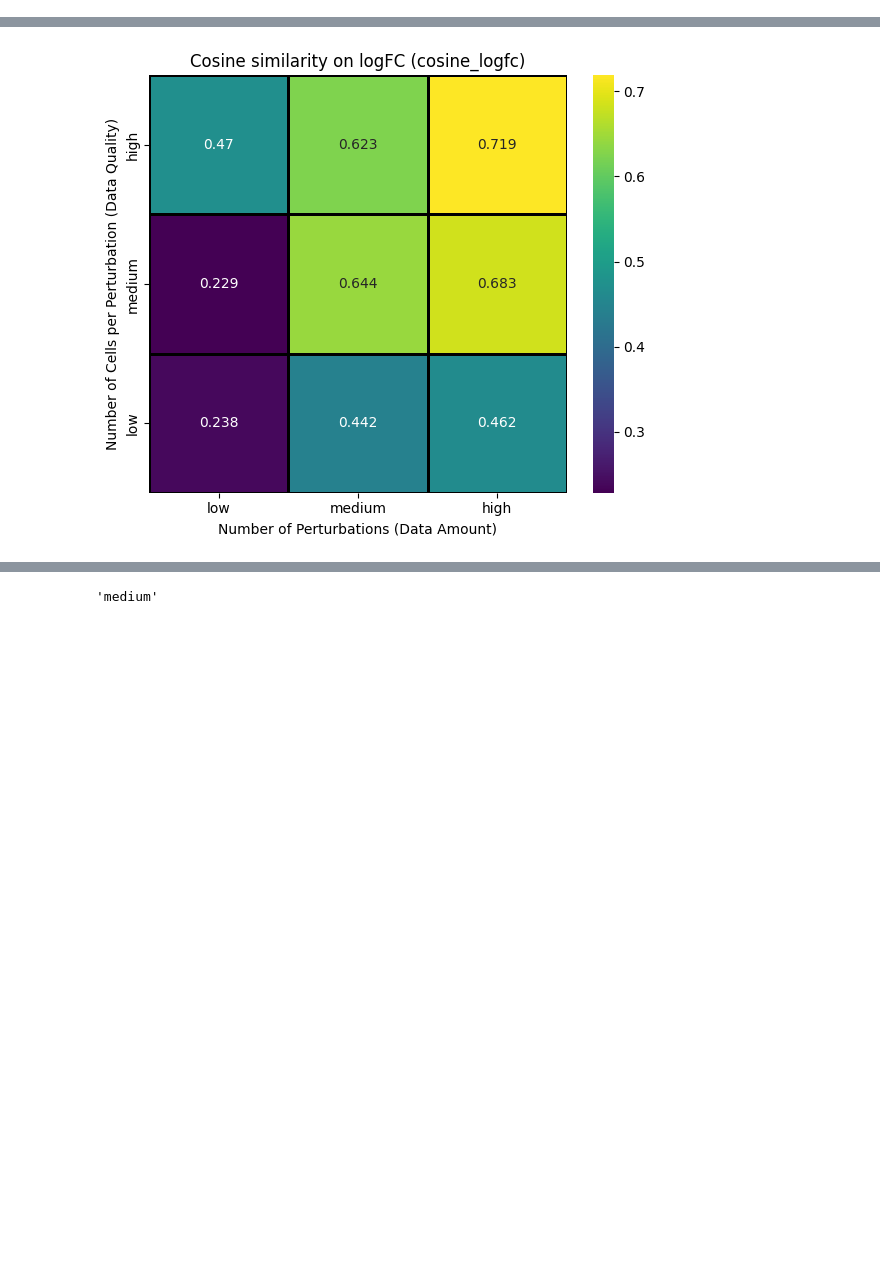
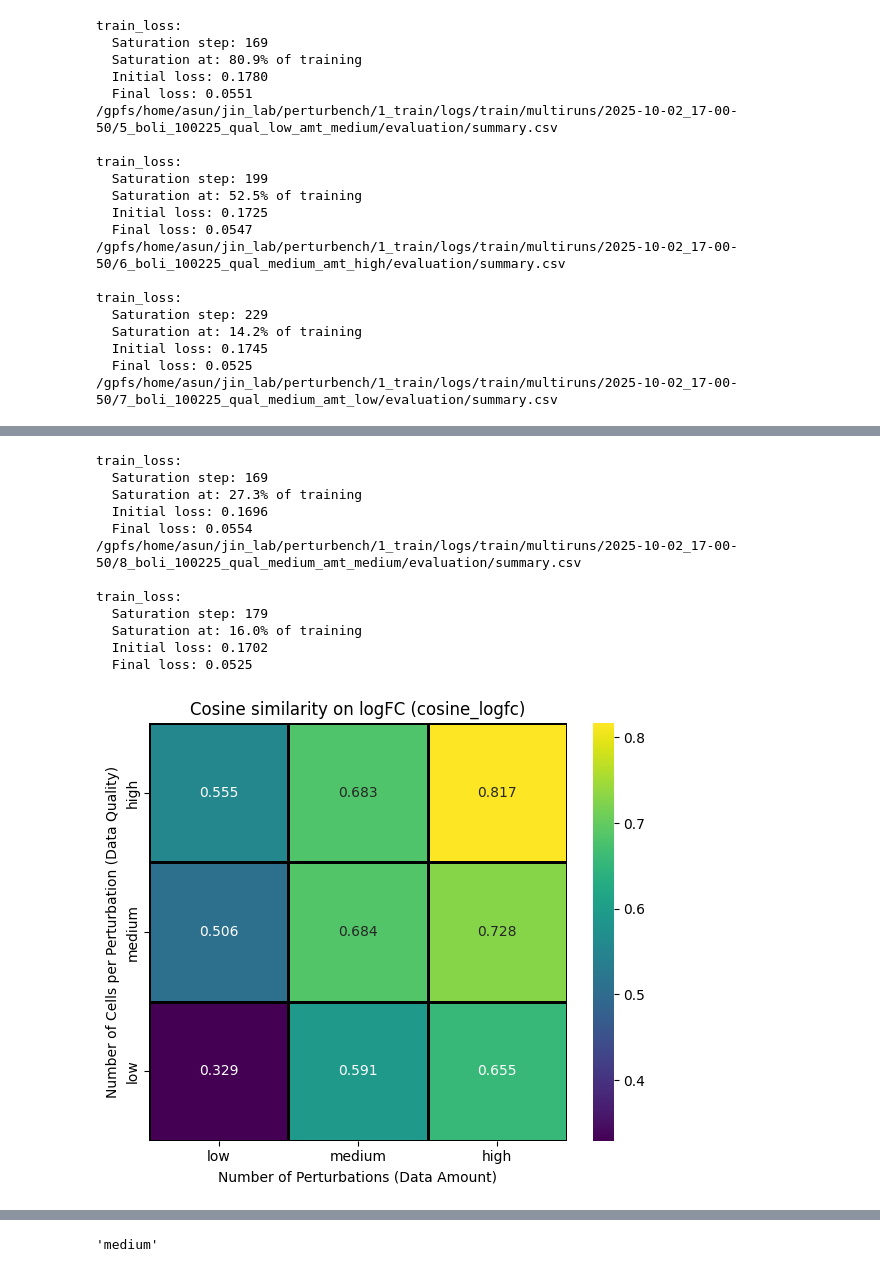
Before and after one commit to asunboi/proving-ground, a Jupyter notebook: 2_visualize/visaulization.ipynb, the cells around one changed output, grey strips where cells are left out. Cells and saved outputs as stored; diff of their text form; code cells hidden in the pictures; blank space fills up the shorter version.

```diff
--- a/2_visualize/visaulization.ipynb
+++ b/2_visualize/visaulization.ipynb
@@ -143,11 +146,11 @@ y_labels = ["high", "medium", "low"]      # Data Quality (rows)
 
 # Path pattern (as you provided)
 #PATTERN = "/gpfs/home/asun/jin_lab/perturbench/1_train/logs/train/runs/*_boli*/evaluation/summary.csv"
-PATTERN = "/gpfs/home/asun/jin_lab/perturbench/1_train/logs/train/multiruns/2025-09-22_15-59-22/*_boli*/"
+#PATTERN = "/gpfs/home/asun/jin_lab/perturbench/1_train/logs/train/multiruns/2025-09-22_15-59-22/*_boli*/"
 #PATTERN = "/gpfs/home/asun/jin_lab/perturbench/1_train/logs/train/multiruns/2025-09-22_17-13-37/*_replogle*/evaluation/summary.csv"
 #PATTERN = "/gpfs/home/asun/jin_lab/perturbench/1_train/logs/train/multiruns/2025-09-23_13-02-50/*_replogle*/"
 #PATTERN = "/gpfs/home/asun/jin_lab/perturbench/1_train/logs/train/multiruns/2025-09-23_18-22-55/*_simulated*/evaluation/summary.csv"
-
+PATTERN = "/gpfs/home/asun/jin_lab/perturbench/1_train/logs/train/multiruns/2025-10-02_17-00-50/*boli*/"
 # Optional: if your run dirs encode amount/quality with these tokens; adjust if needed.
 AMOUNT_RE  = re.compile(r"(?:amount|train|split|size|amt|data|cells)[-_]?(low|medium|high)", re.I)
 QUALITY_RE = re.compile(r"(?:quality|qual|noise|q)[-_]?(low|medium|high)", re.I)
@@ -269,0 +291,20 @@ train_loss:
+train_loss:
+  Saturation step: 169
+  Saturation at: 80.9% of training
+  Initial loss: 0.1780
+  Final loss: 0.0551
+/gpfs/home/asun/jin_lab/perturbench/1_train/logs/train/multiruns/2025-10-02_17-00-50/5_boli_100225_qual_low_amt_medium/evaluation/summary.csv
+
+train_loss:
+  Saturation step: 199
+  Saturation at: 52.5% of training
+  Initial loss: 0.1725
+  Final loss: 0.0547
+/gpfs/home/asun/jin_lab/perturbench/1_train/logs/train/multiruns/2025-10-02_17-00-50/6_boli_100225_qual_medium_amt_high/evaluation/summary.csv
+
+train_loss:
+  Saturation step: 229
+  Saturation at: 14.2% of training
+  Initial loss: 0.1745
+  Final loss: 0.0525
+/gpfs/home/asun/jin_lab/perturbench/1_train/logs/train/multiruns/2025-10-02_17-00-50/7_boli_100225_qual_medium_amt_low/evaluation/summary.csv
@@ -270 +312,13 @@ train_loss:
+train_loss:
+  Saturation step: 169
+  Saturation at: 27.3% of training
+  Initial loss: 0.1696
+  Final loss: 0.0554
+/gpfs/home/asun/jin_lab/perturbench/1_train/logs/train/multiruns/2025-10-02_17-00-50/8_boli_100225_qual_medium_amt_medium/evaluation/summary.csv
+
+train_loss:
+  Saturation step: 179
+  Saturation at: 16.0% of training
+  Initial loss: 0.1702
+  Final loss: 0.0525
-[figure, old version]
+[figure, new version]
```
Also changed, not shown: parts of 2 cells of this notebook, 4 other files.
